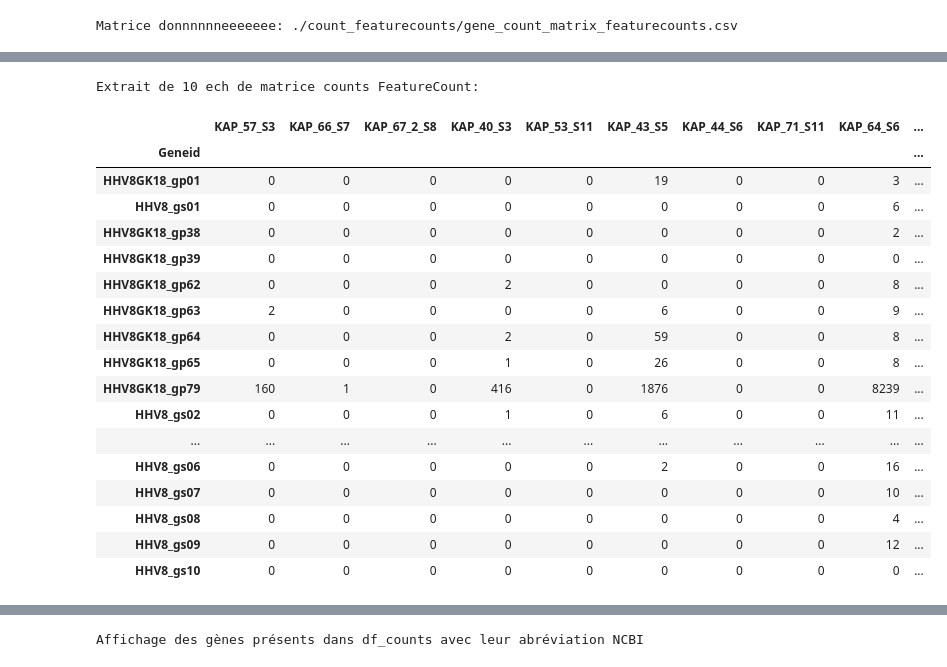
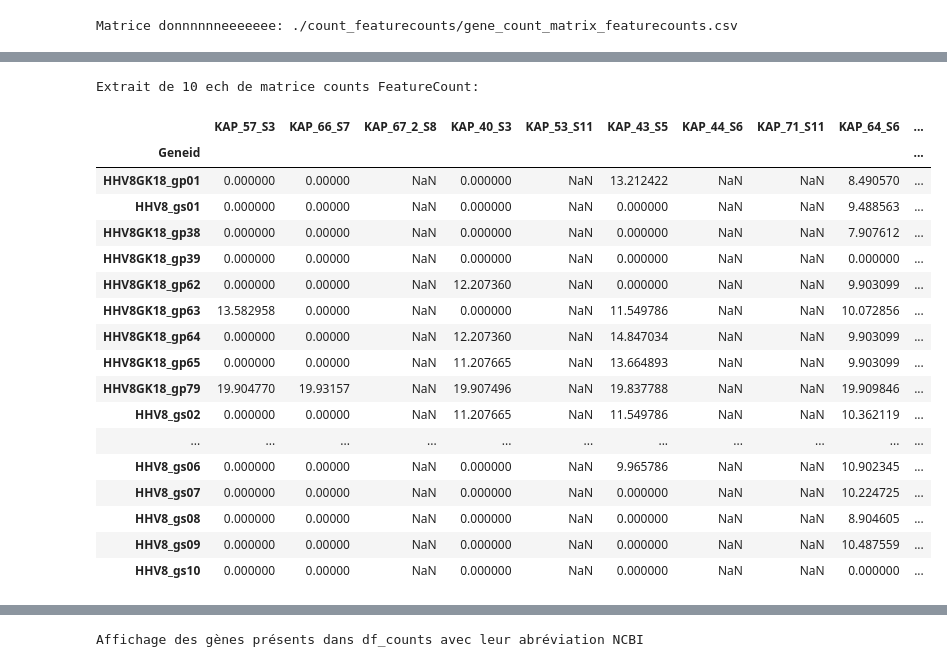
Before and after one commit to abdeljalil-senhaji/Project_HHV8, a Jupyter notebook: notebooks/differential_analysis_Featurecounts.ipynb, the cells around one changed output, grey strips where cells are left out. Saved outputs shown, nothing was run; the diff lists cells and outputs as text; code cells hidden in the pictures.

```diff
--- a/notebooks/differential_analysis_Featurecounts.ipynb
+++ b/notebooks/differential_analysis_Featurecounts.ipynb
@@ -44,43 +83,43 @@ Matrice donnnnnneeeeeee: ./count_featurecounts/gene_count_matrix_featurecounts.c
 # %%
 
 #Charger les data et librairies
 import pandas as pd
 import numpy as np
 import matplotlib.pyplot as plt
 import seaborn as sns
 from sklearn.decomposition import PCA
 from sklearn.preprocessing import StandardScaler
 
 
-matrix_path = "./count_featurecounts/gene_count_matrix_featurecounts.csv"
+matrix_path = "./count_featurecounts/gene_log_cpm_matrix.csv"
 df_counts = pd.read_csv(matrix_path, index_col=0)
 
 #print("Dimensions:", df_counts.shape)
 print("Extrait de 10 ech de matrice counts FeatureCount:")
 
 pd.set_option('display.max_rows', None)
 display(df_counts.iloc[:, :10])
 pd.reset_option('display.max_rows')
 # %% [output]
 Extrait de 10 ech de matrice counts FeatureCount:
 |  | KAP_57_S3 | KAP_66_S7 | KAP_67_2_S8 | KAP_40_S3 | KAP_53_S11 | KAP_43_S5 | KAP_44_S6 | KAP_71_S11 | KAP_64_S6 | ... |
 | Geneid |  |  |  |  |  |  |  |  |  | ... |
-| HHV8GK18_gp01 | 0 | 0 | 0 | 0 | 0 | 19 | 0 | 0 | 3 | ... |
-| HHV8_gs01 | 0 | 0 | 0 | 0 | 0 | 0 | 0 | 0 | 6 | ... |
-| HHV8GK18_gp38 | 0 | 0 | 0 | 0 | 0 | 0 | 0 | 0 | 2 | ... |
-| HHV8GK18_gp39 | 0 | 0 | 0 | 0 | 0 | 0 | 0 | 0 | 0 | ... |
-| HHV8GK18_gp62 | 0 | 0 | 0 | 2 | 0 | 0 | 0 | 0 | 8 | ... |
-| HHV8GK18_gp63 | 2 | 0 | 0 | 0 | 0 | 6 | 0 | 0 | 9 | ... |
-| HHV8GK18_gp64 | 0 | 0 | 0 | 2 | 0 | 59 | 0 | 0 | 8 | ... |
-| HHV8GK18_gp65 | 0 | 0 | 0 | 1 | 0 | 26 | 0 | 0 | 8 | ... |
-| HHV8GK18_gp79 | 160 | 1 | 0 | 416 | 0 | 1876 | 0 | 0 | 8239 | ... |
-| HHV8_gs02 | 0 | 0 | 0 | 1 | 0 | 6 | 0 | 0 | 11 | ... |
+| HHV8GK18_gp01 | 0.000000 | 0.00000 | NaN | 0.000000 | NaN | 13.212422 | NaN | NaN | 8.490570 | ... |
+| HHV8_gs01 | 0.000000 | 0.00000 | NaN | 0.000000 | NaN | 0.000000 | NaN | NaN | 9.488563 | ... |
+| HHV8GK18_gp38 | 0.000000 | 0.00000 | NaN | 0.000000 | NaN | 0.000000 | NaN | NaN | 7.907612 | ... |
+| HHV8GK18_gp39 | 0.000000 | 0.00000 | NaN | 0.000000 | NaN | 0.000000 | NaN | NaN | 0.000000 | ... |
+| HHV8GK18_gp62 | 0.000000 | 0.00000 | NaN | 12.207360 | NaN | 0.000000 | NaN | NaN | 9.903099 | ... |
+| HHV8GK18_gp63 | 13.582958 | 0.00000 | NaN | 0.000000 | NaN | 11.549786 | NaN | NaN | 10.072856 | ... |
+| HHV8GK18_gp64 | 0.000000 | 0.00000 | NaN | 12.207360 | NaN | 14.847034 | NaN | NaN | 9.903099 | ... |
+| HHV8GK18_gp65 | 0.000000 | 0.00000 | NaN | 11.207665 | NaN | 13.664893 | NaN | NaN | 9.903099 | ... |
+| HHV8GK18_gp79 | 19.904770 | 19.93157 | NaN | 19.907496 | NaN | 19.837788 | NaN | NaN | 19.909846 | ... |
+| HHV8_gs02 | 0.000000 | 0.00000 | NaN | 11.207665 | NaN | 11.549786 | NaN | NaN | 10.362119 | ... |
 | ... | ... | ... | ... | ... | ... | ... | ... | ... | ... | ... |
-| HHV8_gs06 | 0 | 0 | 0 | 0 | 0 | 2 | 0 | 0 | 16 | ... |
-| HHV8_gs07 | 0 | 0 | 0 | 0 | 0 | 0 | 0 | 0 | 10 | ... |
-| HHV8_gs08 | 0 | 0 | 0 | 0 | 0 | 0 | 0 | 0 | 4 | ... |
-| HHV8_gs09 | 0 | 0 | 0 | 0 | 0 | 0 | 0 | 0 | 12 | ... |
-| HHV8_gs10 | 0 | 0 | 0 | 0 | 0 | 0 | 0 | 0 | 0 | ... |
+| HHV8_gs06 | 0.000000 | 0.00000 | NaN | 0.000000 | NaN | 9.965786 | NaN | NaN | 10.902345 | ... |
+| HHV8_gs07 | 0.000000 | 0.00000 | NaN | 0.000000 | NaN | 0.000000 | NaN | NaN | 10.224725 | ... |
+| HHV8_gs08 | 0.000000 | 0.00000 | NaN | 0.000000 | NaN | 0.000000 | NaN | NaN | 8.904605 | ... |
+| HHV8_gs09 | 0.000000 | 0.00000 | NaN | 0.000000 | NaN | 0.000000 | NaN | NaN | 10.487559 | ... |
+| HHV8_gs10 | 0.000000 | 0.00000 | NaN | 0.000000 | NaN | 0.000000 | NaN | NaN | 0.000000 | ... |
 # %%
 
 #Tableau : Nombre total de reads par échantillon + Graphique
```
Also changed, not shown: parts of 9 cells of this notebook, 1 other file.
